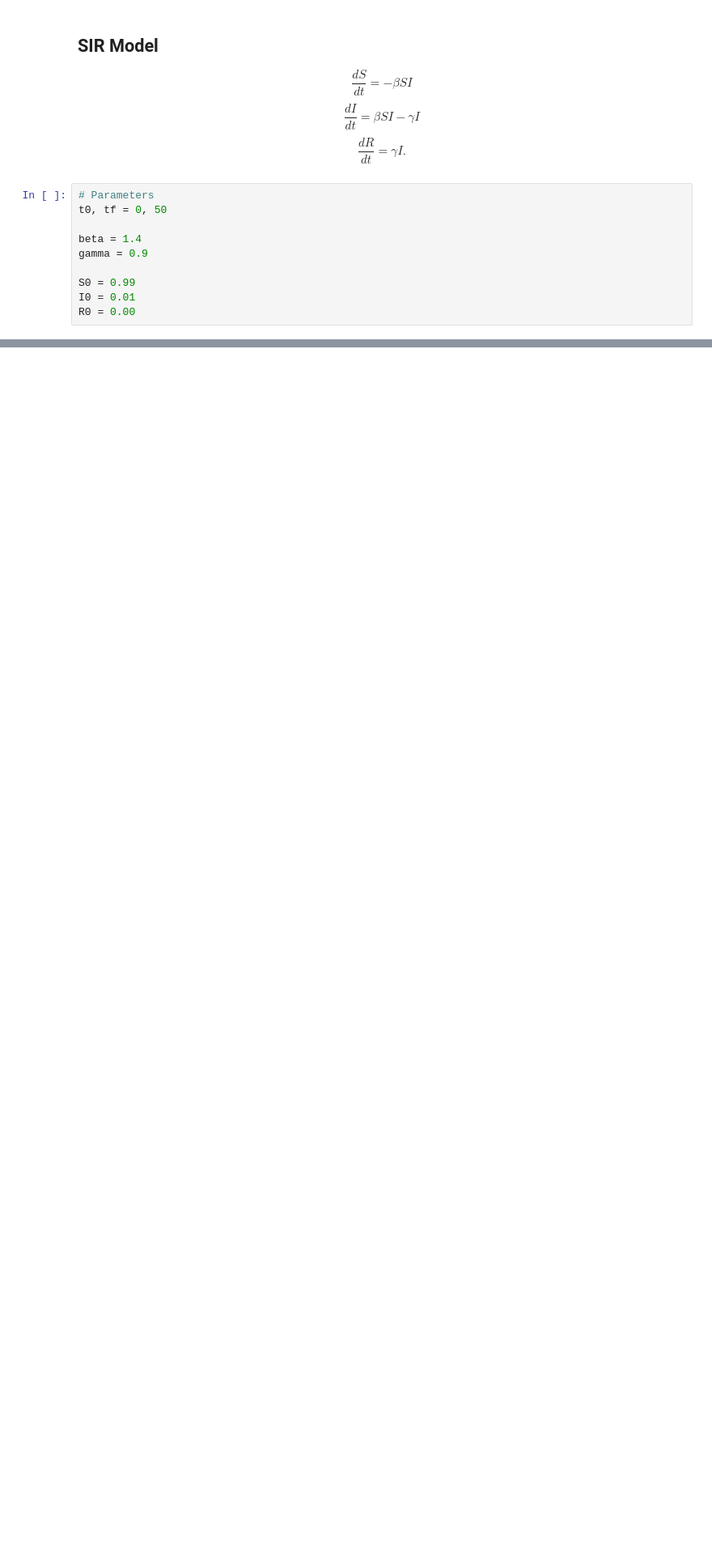
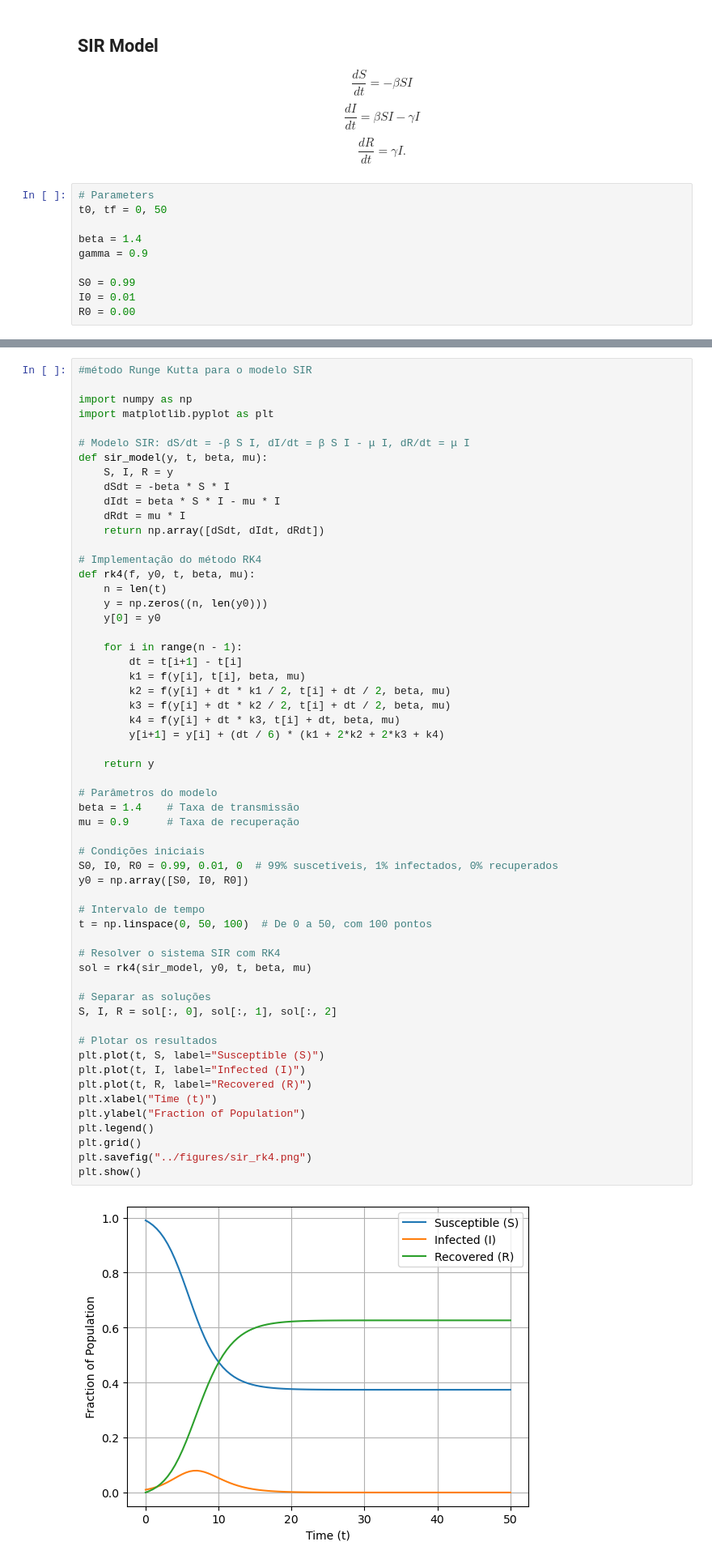
Before and after one commit to ginbar/iccsa2025_deepxde, a Jupyter notebook: examples/SIR.ipynb, the cells around one changed output, grey strips where cells are left out. Shown at 81% size. Drawn from its saved outputs; the diff is of its cells as text; blank space fills up the shorter version.

```diff
--- a/examples/SIR.ipynb
+++ b/examples/SIR.ipynb
@@ -118,0 +126,59 @@ plt.show()
+# %%
+#método Runge Kutta para o modelo SIR
+
+import numpy as np
+import matplotlib.pyplot as plt
+
+# Modelo SIR: dS/dt = -β S I, dI/dt = β S I - μ I, dR/dt = μ I
+def sir_model(y, t, beta, mu):
+    S, I, R = y
+    dSdt = -beta * S * I
+    dIdt = beta * S * I - mu * I
+    dRdt = mu * I
+    return np.array([dSdt, dIdt, dRdt])
+
+# Implementação do método RK4
+def rk4(f, y0, t, beta, mu):
+    n = len(t)
+    y = np.zeros((n, len(y0)))
+    y[0] = y0
+
+    for i in range(n - 1):
+        dt = t[i+1] - t[i]
+        k1 = f(y[i], t[i], beta, mu)
+        k2 = f(y[i] + dt * k1 / 2, t[i] + dt / 2, beta, mu)
+        k3 = f(y[i] + dt * k2 / 2, t[i] + dt / 2, beta, mu)
+        k4 = f(y[i] + dt * k3, t[i] + dt, beta, mu)
+        y[i+1] = y[i] + (dt / 6) * (k1 + 2*k2 + 2*k3 + k4)
+
+    return y
+
+# Parâmetros do modelo
+beta = 1.4    # Taxa de transmissão
+mu = 0.9      # Taxa de recuperação
+
+# Condições iniciais
+S0, I0, R0 = 0.99, 0.01, 0  # 99% suscetíveis, 1% infectados, 0% recuperados
+y0 = np.array([S0, I0, R0])
+
+# Intervalo de tempo
+t = np.linspace(0, 50, 100)  # De 0 a 50, com 100 pontos
+
+# Resolver o sistema SIR com RK4
+sol = rk4(sir_model, y0, t, beta, mu)
+
+# Separar as soluções
+S, I, R = sol[:, 0], sol[:, 1], sol[:, 2]
+
+# Plotar os resultados
+plt.plot(t, S, label="Susceptible (S)")
+plt.plot(t, I, label="Infected (I)")
+plt.plot(t, R, label="Recovered (R)")
+plt.xlabel("Time (t)")
+plt.ylabel("Fraction of Population")
+plt.legend()
+plt.grid()
+plt.savefig("../figures/sir_rk4.png")
+plt.show()
+# %% [output]
+[figure, added]
```
Also changed, not shown: parts of 4 cells of this notebook, 3 other files.
